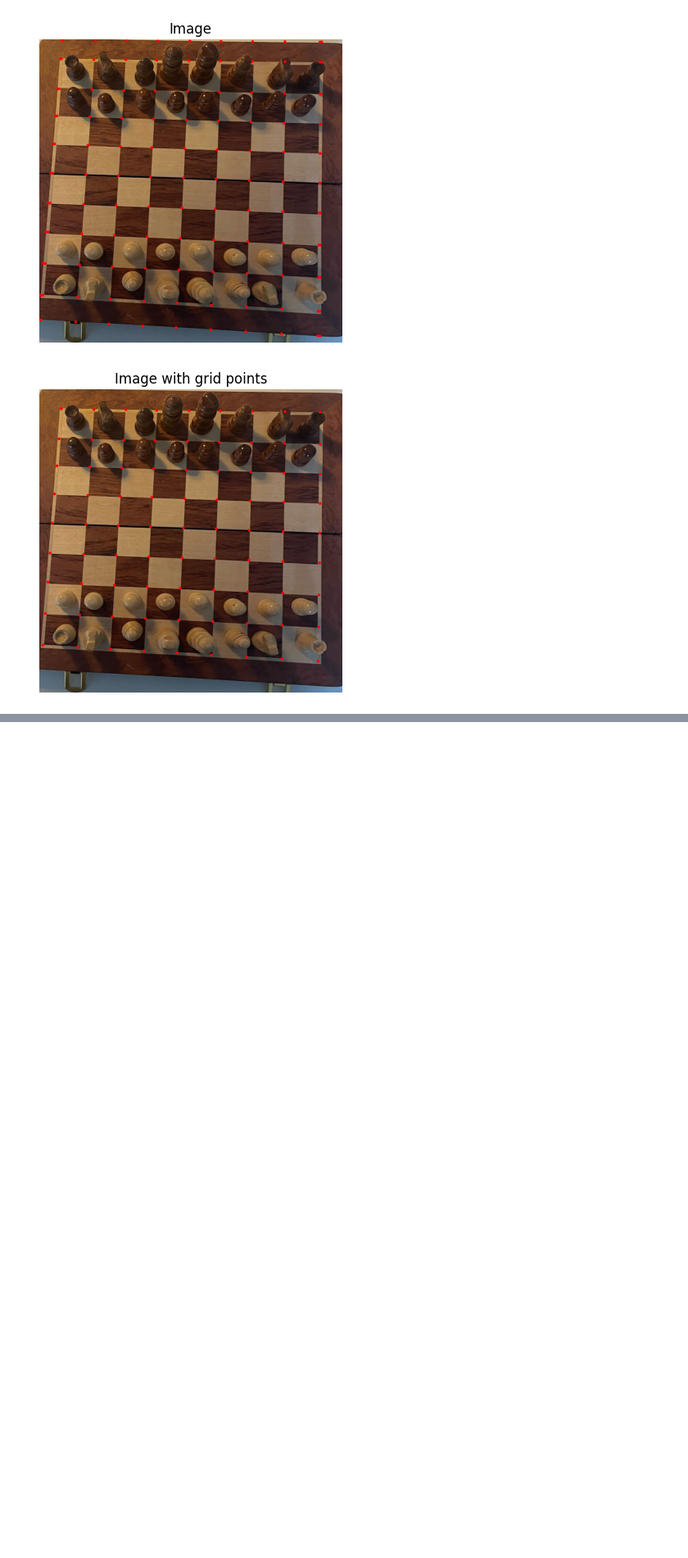
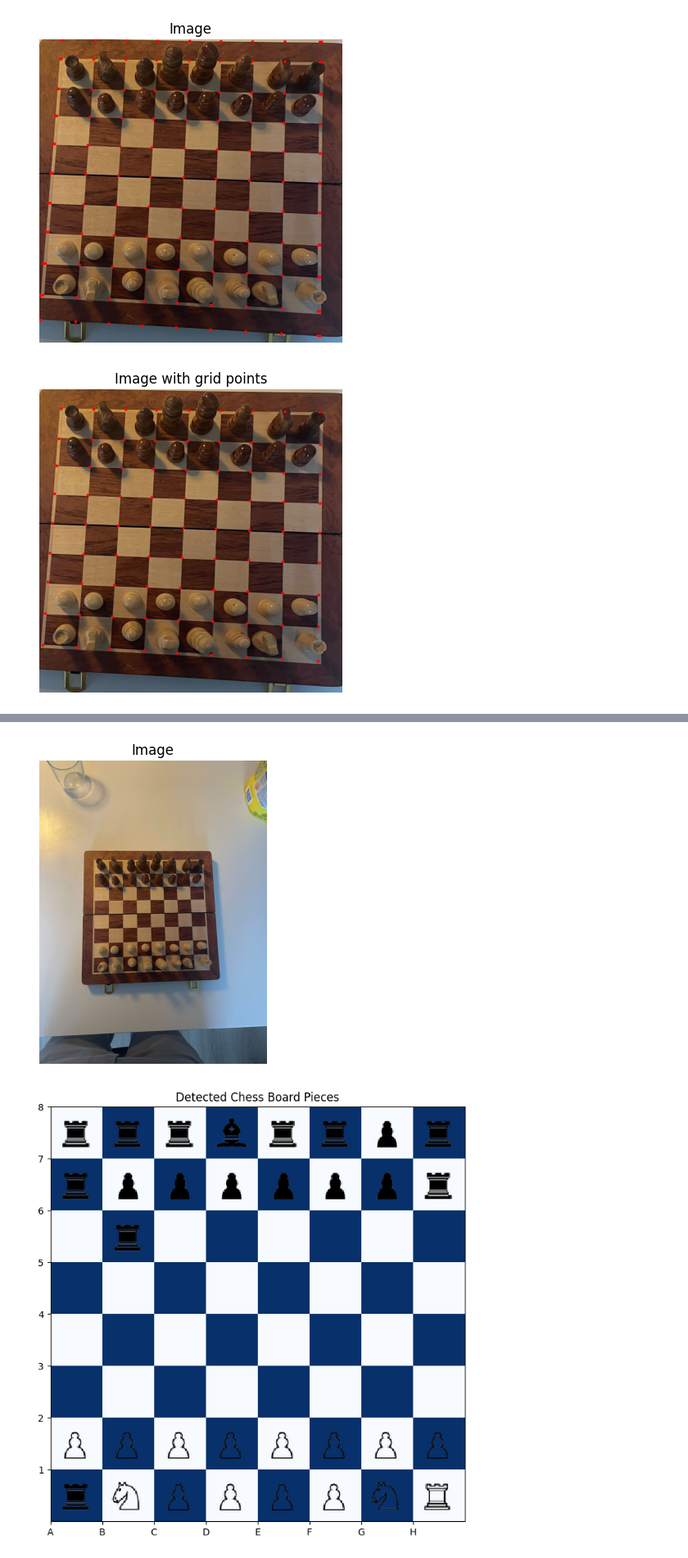
Before and after one commit to louislhotte/chess-computer-vision, a Jupyter notebook: app_v2.ipynb, the cells around one changed output, grey strips where cells are left out. Shown at 82% size. Saved outputs shown, nothing was run; the diff lists cells and outputs as text; code cells hidden in the pictures; blank space fills up the shorter version.

```diff
--- a/app_v2.ipynb
+++ b/app_v2.ipynb
@@ -391,3 +637,18 @@ def points_to_keep(pts_on_horizontal_lines, pts_on_vertical_lines):
+# %%
+def extract_labeled_cells_from_dict(image_dict, grid_size=8):
+    all_cells = []
+
+    files = 'abcdefgh'
+    ranks = '87654321'
+
+    for i in range(grid_size):
+        for j in range(grid_size):
+            _key_ = files[j] + ranks[i]
+            for key, image in image_dict.items():
+                if key == _key_:
+                    all_cells.append(image)
+
+    return all_cells
 # %% [markdown]
 # II. Detection pipeline
 # %%
@@ -440,0 +717,10 @@ show_image_rgb(cropped_with_grid_points, "Image with grid points")
+# %%
+show_image_rgb(image)
+asset_folder = "./assets"
+cells = extract_labeled_cells_from_dict(board_mapping)
+reference_embeddings = load_reference_embeddings(asset_folder)
+classified_labels = classify_board_cells(cells, reference_embeddings)
+visualize_board(classified_labels)
+# %% [output]
+[figure, added]
+[figure, added]
```
Also changed, not shown: parts of 14 cells of this notebook.
